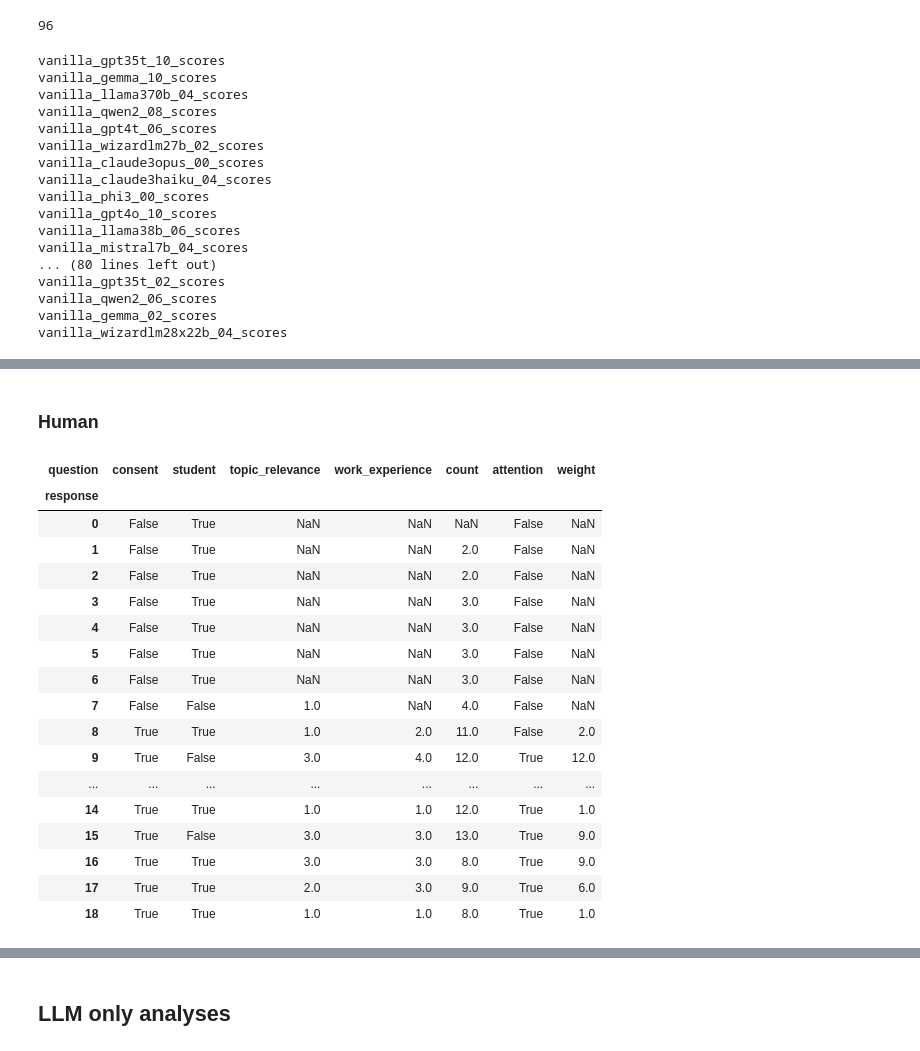
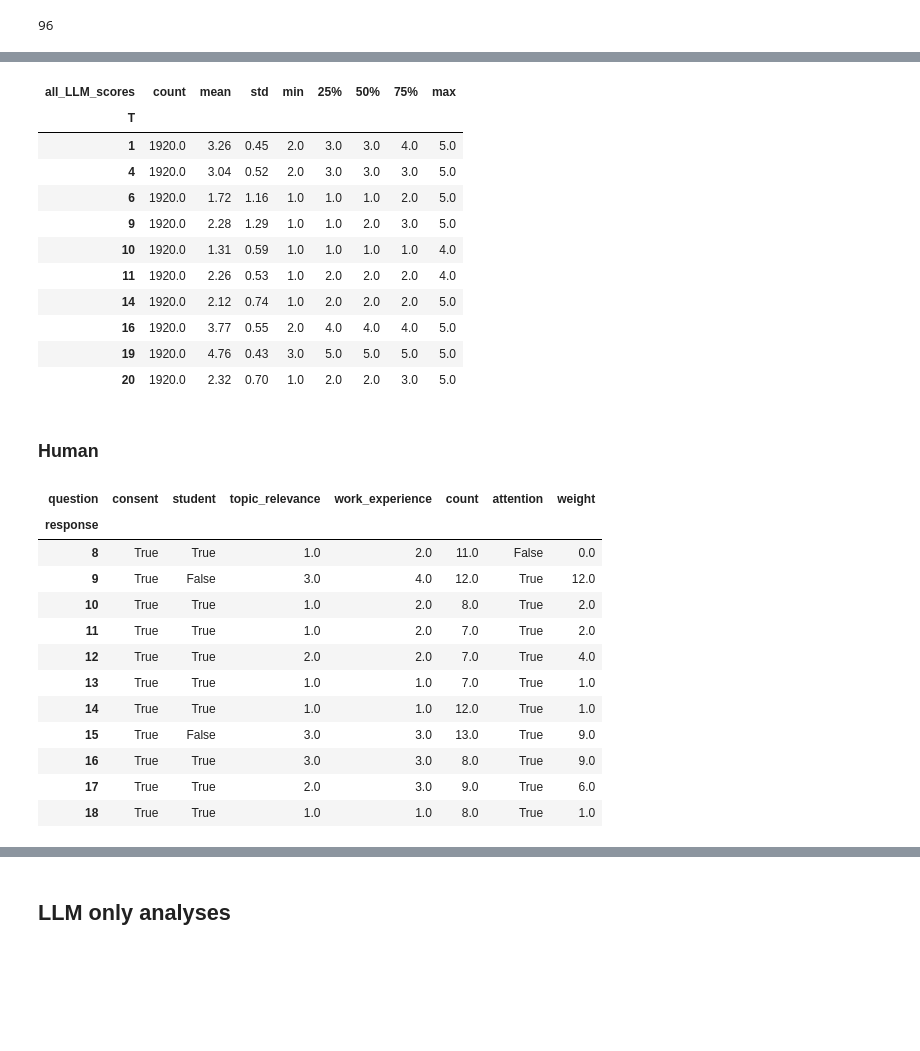
Before and after one commit to fabi260/FluffFinder, a Jupyter notebook: analysis.ipynb, the cells around one changed output, grey strips where cells are left out. Cells and saved outputs as stored; diff of their text form; code cells hidden in the pictures; blank space fills up the shorter version.

```diff
--- a/analysis.ipynb
+++ b/analysis.ipynb
@@ -145,26 +139,14 @@ len(evaluators)
 # %%
 # read in LLM scores
 for score in scores:
-    print(score)
-    globals()[score] = pd.read_csv(join(path, score + '.csv')).set_index('T').rename_axis(score, axis='columns')
+    df = pd.read_csv(join(path, score + '.csv')).set_index('T').rename_axis(score, axis='columns')
+    globals()[score] = df
+
+        # Check if all values in each dataframe are numeric
+    if df.map(lambda x: isinstance(x, (int, float))).all().all():
+        None
+    else:
+        print(f"Not all values in {score} are numeric.")
-# %% [output]
-vanilla_gpt35t_10_scores
-vanilla_gemma_10_scores
-vanilla_llama370b_04_scores
-vanilla_qwen2_08_scores
-vanilla_gpt4t_06_scores
-vanilla_wizardlm27b_02_scores
-vanilla_claude3opus_00_scores
-vanilla_claude3haiku_04_scores
-vanilla_phi3_00_scores
-vanilla_gpt4o_10_scores
-vanilla_llama38b_06_scores
-vanilla_mistral7b_04_scores
-... (80 lines left out)
-vanilla_gpt35t_02_scores
-vanilla_qwen2_06_scores
-vanilla_gemma_02_scores
-vanilla_wizardlm28x22b_04_scores
 # %%
 # extract info from evaluators and input specific_model Information
 info_dict = process_names(evaluators)
@@ -218,6 +200,39 @@ vanilla_gpt35t_02: {'type': 'vanilla', 'model': 'gpt35t', 'temperature': 0.2, 's
 vanilla_qwen2_06: {'type': 'vanilla', 'model': 'qwen2', 'temperature': 0.6, 'specific_model': 'Qwen/Qwen2-72B-Instruct', 'provider': 'Qwen'}
 vanilla_gemma_02: {'type': 'vanilla', 'model': 'gemma', 'temperature': 0.2, 'specific_model': 'google/gemma-1.1-7b-it', 'provider': 'Google'}
 vanilla_wizardlm28x22b_04: {'type': 'vanilla', 'model': 'wizardlm28x22b', 'temperature': 0.4, 'specific_model': 'microsoft/WizardLM-2-8x22B', 'provider': 'Microsoft'}
+# %%
+unique_models = {nested_dict['model'] for nested_dict in info_dict.values() if 'model' in nested_dict}
+
+text_score_descriptives = [['model','mean', 'std', 'count', 'min', 'max']]
+
+test_evaluators = filter_names(info_dict, model_type=None, model = None, temperature = None) # select evaluators for  test
+merged_df = globals()[test_evaluators[1]+'_scores']
+for evaluator in test_evaluators[1:]:
+    df = globals()[evaluator+'_scores']
+    merged_df = pd.merge(merged_df, df, left_index=True, right_index=True)
+    merged_df.columns = [f'Column{i}' for i in range(len(merged_df.columns))]
+
+
+descriptives = merged_df.transpose().describe().transpose().round(2)
+descriptives = descriptives.rename_axis('all_LLM_scores', axis='columns')
+#descriptives = descriptives[['min', '25%',	'50%','75%','max']].astype(int)
+
+descriptives = pd.DataFrame(descriptives)
+descriptives
+#text_score_descriptives
+# %% [output]
+| all_LLM_scores | count | mean | std | min | 25% | 50% | 75% | max |
+| T |  |  |  |  |  |  |  |  |
+| 1 | 1920.0 | 3.26 | 0.45 | 2.0 | 3.0 | 3.0 | 4.0 | 5.0 |
+| 4 | 1920.0 | 3.04 | 0.52 | 2.0 | 3.0 | 3.0 | 3.0 | 5.0 |
+| 6 | 1920.0 | 1.72 | 1.16 | 1.0 | 1.0 | 1.0 | 2.0 | 5.0 |
+| 9 | 1920.0 | 2.28 | 1.29 | 1.0 | 1.0 | 2.0 | 3.0 | 5.0 |
+| 10 | 1920.0 | 1.31 | 0.59 | 1.0 | 1.0 | 1.0 | 1.0 | 4.0 |
+| 11 | 1920.0 | 2.26 | 0.53 | 1.0 | 2.0 | 2.0 | 2.0 | 4.0 |
+| 14 | 1920.0 | 2.12 | 0.74 | 1.0 | 2.0 | 2.0 | 2.0 | 5.0 |
+| 16 | 1920.0 | 3.77 | 0.55 | 2.0 | 4.0 | 4.0 | 4.0 | 5.0 |
+| 19 | 1920.0 | 4.76 | 0.43 | 3.0 | 5.0 | 5.0 | 5.0 | 5.0 |
+| 20 | 1920.0 | 2.32 | 0.70 | 1.0 | 2.0 | 2.0 | 3.0 | 5.0 |
 # %% [markdown]
 ### Human
 # %%
@@ -310,38 +325,33 @@ for idx in qualtrics_transposed.index:
 # %%
 # create dataset including metadata for all responses and calculate weights
 responses = qualtrics_transposed[(qualtrics_transposed['block'] == 'metadata')].set_index('question').drop(['block'], axis='columns').transpose().drop(['date', 'total', 'cutoff'], axis='columns').apply(pd.to_numeric, errors='coerce')
 
 # summarize attention for each response
 attention_check_columns = [col for col in responses.columns if 'attention_check' in col]
 responses['attention'] = responses[attention_check_columns].mean(axis=1)
 responses = responses.drop(attention_check_columns, axis='columns')
 responses['attention'] = np.where(responses['attention'] == 4, True, False)
 responses['consent'] = np.where(responses['consent'] == 1, True, False)
 responses['student'] = np.where(responses['student'] == 1, True, False)
 responses['topic_relevance'] = [3 if x == 1 else 2 if x == 4 else 1 if x == 2 else np.nan for x in responses['topic_relevance']] # 3 --> high relevance, 2 --> medium relevance, 1 --> low relevance
 responses['work_experience'] = [np.nan if x == 6 else x for x in responses['work_experience']]
-responses['weight'] = [a * b for a, b in zip(responses['topic_relevance'], responses['work_experience'])] # Define weights for scores
+responses['weight'] = [a * b * c for a, b, c in zip(responses['topic_relevance'], responses['work_experience'], responses['attention'])] # Define weights for scores
 
 response_weights = responses['weight'].to_dict()
 
 responses
 
-#responses[(responses['consent'] == True)].index.to_list() # list of evaluations with consent
+responses[(responses['consent'] == True)]#.index.to_list() # list of evaluations with consent
 #responses[(responses['attention'] == True)].index.to_list() # list of evaluations that pass the attention check
 # %% [output]
 | question | consent | student | topic_relevance | work_experience | count | attention | weight |
 | response |  |  |  |  |  |  |  |
-| 0 | False | True | NaN | NaN | NaN | False | NaN |
-| 1 | False | True | NaN | NaN | 2.0 | False | NaN |
-| 2 | False | True | NaN | NaN | 2.0 | False | NaN |
-| 3 | False | True | NaN | NaN | 3.0 | False | NaN |
-| 4 | False | True | NaN | NaN | 3.0 | False | NaN |
-| 5 | False | True | NaN | NaN | 3.0 | False | NaN |
-| 6 | False | True | NaN | NaN | 3.0 | False | NaN |
-| 7 | False | False | 1.0 | NaN | 4.0 | False | NaN |
-| 8 | True | True | 1.0 | 2.0 | 11.0 | False | 2.0 |
+| 8 | True | True | 1.0 | 2.0 | 11.0 | False | 0.0 |
 | 9 | True | False | 3.0 | 4.0 | 12.0 | True | 12.0 |
-| ... | ... | ... | ... | ... | ... | ... | ... |
+| 10 | True | True | 1.0 | 2.0 | 8.0 | True | 2.0 |
+| 11 | True | True | 1.0 | 2.0 | 7.0 | True | 2.0 |
+| 12 | True | True | 2.0 | 2.0 | 7.0 | True | 4.0 |
+| 13 | True | True | 1.0 | 1.0 | 7.0 | True | 1.0 |
 | 14 | True | True | 1.0 | 1.0 | 12.0 | True | 1.0 |
 | 15 | True | False | 3.0 | 3.0 | 13.0 | True | 9.0 |
 | 16 | True | True | 3.0 | 3.0 | 8.0 | True | 9.0 |
```
Also changed, not shown: parts of 49 cells of this notebook.
